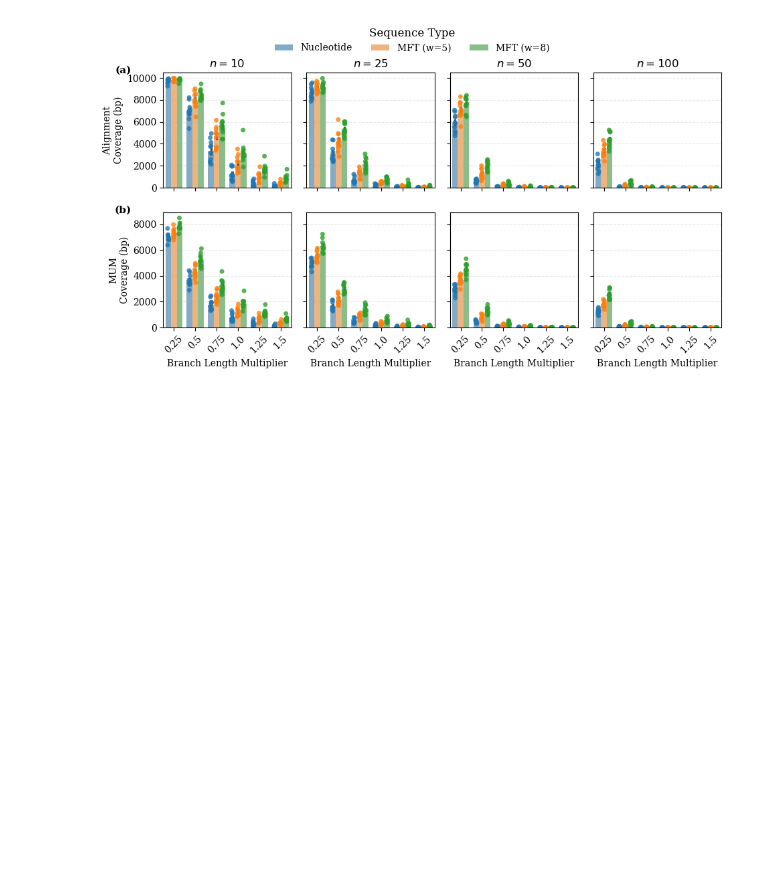
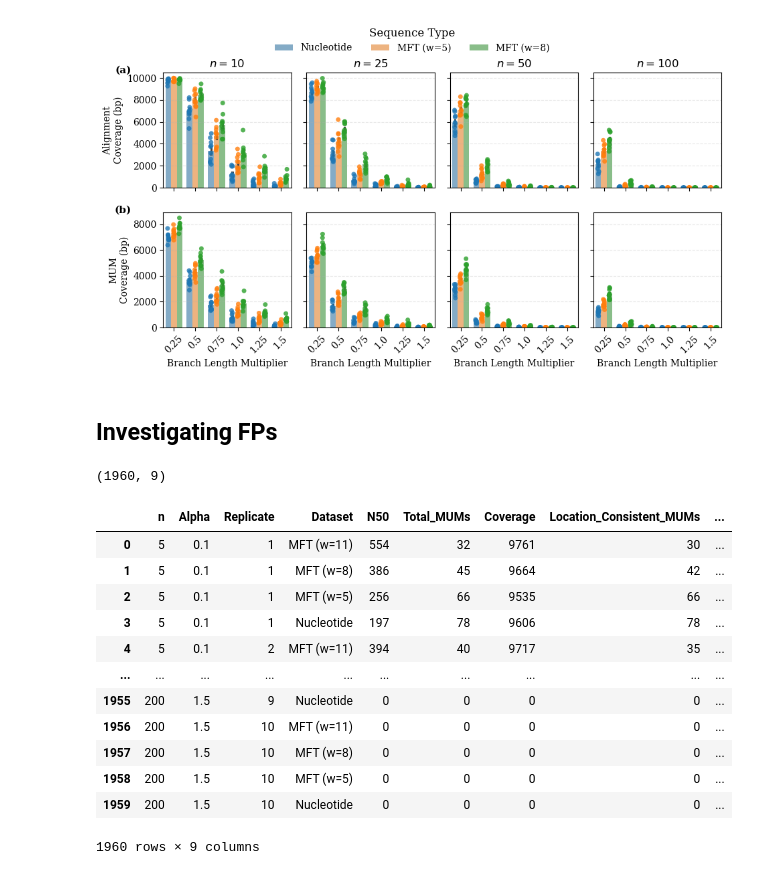
Before and after one commit to treangenlab/mft-analyses, a Jupyter notebook: Figure6/simulated_data_figs_realistic.ipynb, the cells around one changed output. Cells and saved outputs as stored; diff of their text form; code cells hidden in the pictures; blank space fills up the shorter version.

```diff
--- a/Figure6/simulated_data_figs_realistic.ipynb
+++ b/Figure6/simulated_data_figs_realistic.ipynb
@@ -266,3 +266,60 @@ plt.savefig('simulated_phylogeny.pdf', dpi=300, bbox_inches='tight')
 plt.show()
 # %% [output]
 [figure]
+# %% [markdown]
+## Investigating FPs
+# %%
+# Filter to all-present MUMs only (same logic as fig2)
+df_filtered = df_master[
+    (df_master['Length'] <= 10000) &
+    (df_master['Length'] >= 20) &
+    (df_master['Present_Count'] == df_master['n'])
+]
+
+ns         = sorted(df_master['n'].unique().astype(int))
+alphas     = sorted(df_master['Alpha'].unique())
+replicates = sorted(df_master['Replicate'].unique().astype(int))
+datasets   = ['MFT (w=11)', 'MFT (w=8)', 'MFT (w=5)', 'Nucleotide']
+
+full_index = pd.MultiIndex.from_product(
+    [ns, alphas, replicates, datasets],
+    names=['n', 'Alpha', 'Replicate', 'Dataset']
+)
+
+summary_df = (
+    df_filtered
+    .groupby(['n', 'Alpha', 'Replicate', 'Dataset'])
+    .apply(
+        lambda x: pd.Series({
+            'N50': calculate_n50(x['Length'].values),
+            'Total_MUMs': len(x),
+            'Coverage': x['Length'].sum(),
+            'Location_Consistent_MUMs': x['Location_Consistency'].sum(),
+
+            # total bp coverage from location-consistent MUMs
+            'FP_Coverage':
+                x.loc[x['Location_Consistency'] == 0, 'Length'].sum()
+        }),
+        include_groups=False,
+    )
+    .reindex(full_index, fill_value=0)
+    .reset_index()
+)
+
+print(summary_df.shape)
+summary_df
+# %% [output]
+(1960, 9)
+|  | n | Alpha | Replicate | Dataset | N50 | Total_MUMs | Coverage | Location_Consistent_MUMs | ... |
+| 0 | 5 | 0.1 | 1 | MFT (w=11) | 554 | 32 | 9761 | 30 | ... |
+| 1 | 5 | 0.1 | 1 | MFT (w=8) | 386 | 45 | 9664 | 42 | ... |
+| 2 | 5 | 0.1 | 1 | MFT (w=5) | 256 | 66 | 9535 | 66 | ... |
+| 3 | 5 | 0.1 | 1 | Nucleotide | 197 | 78 | 9606 | 78 | ... |
+| 4 | 5 | 0.1 | 2 | MFT (w=11) | 394 | 40 | 9717 | 35 | ... |
+| ... | ... | ... | ... | ... | ... | ... | ... | ... | ... |
+| 1955 | 200 | 1.5 | 9 | Nucleotide | 0 | 0 | 0 | 0 | ... |
+| 1956 | 200 | 1.5 | 10 | MFT (w=11) | 0 | 0 | 0 | 0 | ... |
+| 1957 | 200 | 1.5 | 10 | MFT (w=8) | 0 | 0 | 0 | 0 | ... |
+| 1958 | 200 | 1.5 | 10 | MFT (w=5) | 0 | 0 | 0 | 0 | ... |
+| 1959 | 200 | 1.5 | 10 | Nucleotide | 0 | 0 | 0 | 0 | ... |
+1960 rows × 9 columns
```
Also changed, not shown: parts of 7 cells of this notebook, 8 other files.
